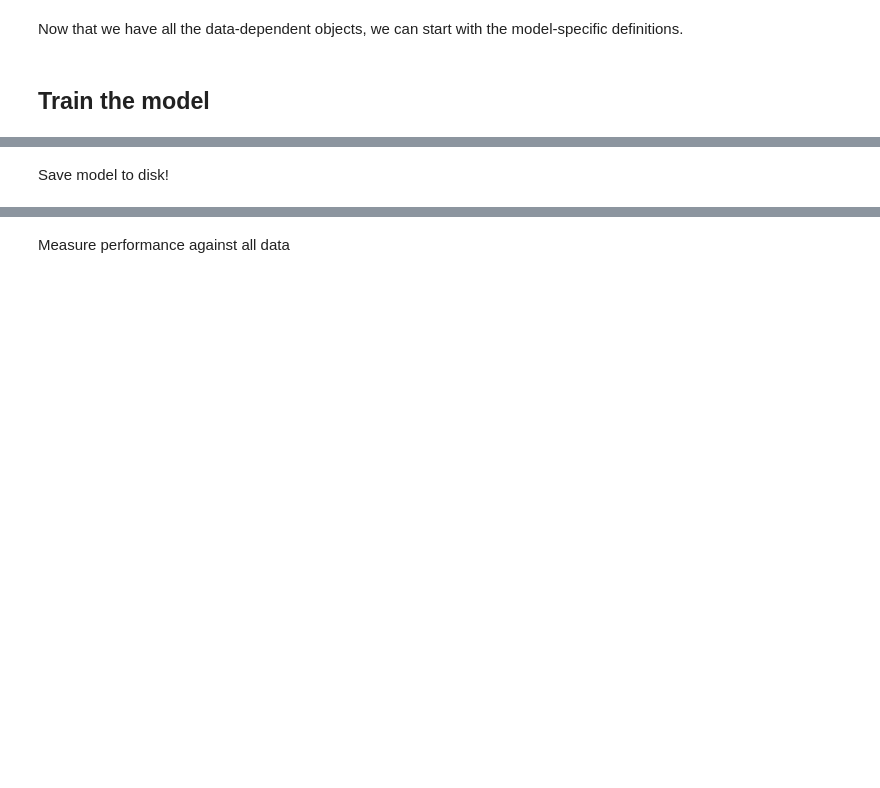
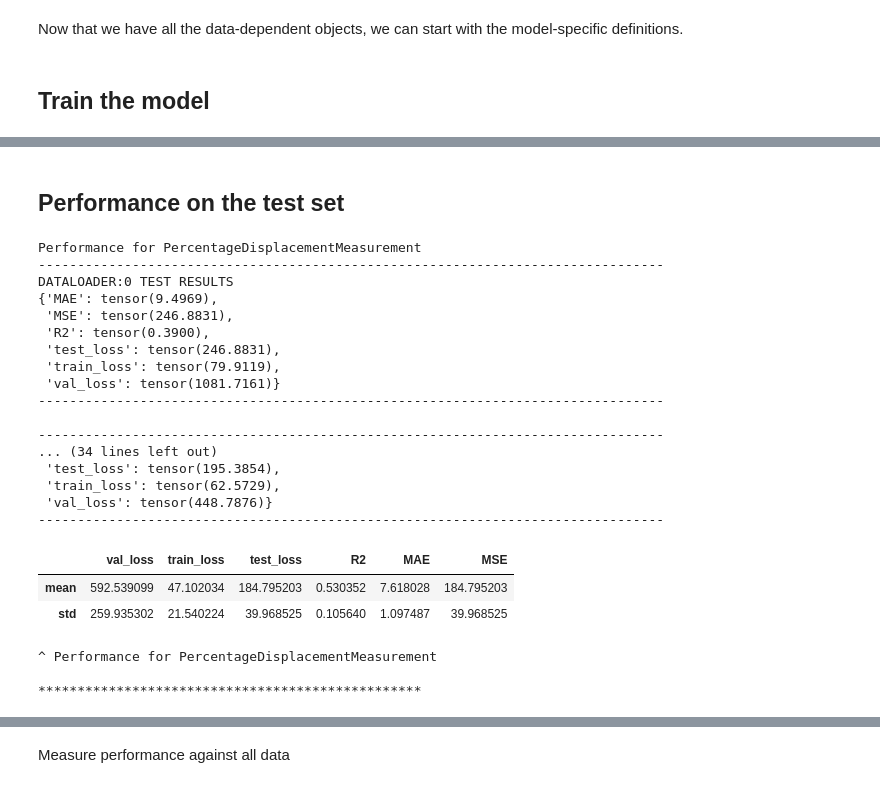
Before and after one commit to openkinome/experiments-binding-affinity, a Jupyter notebook: ligand-based/MorganFingerprint/LNN/train+test.ipynb, the cells around one changed output, grey strips where cells are left out. Cells and saved outputs as stored; diff of their text form; code cells hidden in the pictures; blank space fills up the shorter version.

Commit message:
Parameterized training notebooks

```diff
--- a/ligand-based/MorganFingerprint/LNN/ChEMBL.ipynb
+++ b/ligand-based/MorganFingerprint/LNN/train+test.ipynb
@@ -47,6 +64,6 @@ for npz in HERE.glob("../_output/ChEMBL__*.npz"):
     #     "val": list(range(int(b * len(ds)), len(ds))),
     # }
 # %%
-obs_models = {k: getattr(measurement_types, k).observation_model(backend="pytorch") for k in ["pKiMeasurement", "pIC50Measurement", "pKdMeasurement"]}
+obs_models = {k: getattr(measurement_types, k).observation_model(backend="pytorch") for k in MEASUREMENT_TYPES}
 obs_models
 # %% [output]
@@ -68,7 +78,10 @@ from kinoml.ml.lightning_modules import ObservationModelModule
 from pytorch_lightning import callbacks as plcb
 # %%
-input_size = datasets[one_kinase]["pKiMeasurement"].input_size()
-model = NeuralNetworkRegression(input_size=input_size, hidden_size=350)
+datamodule = MultiDataModule(
+    datasets=[datasets[ONE_KINASE][mtype] for mtype in MEASUREMENT_TYPES],
+    observation_models=[obs_models[mtype] for mtype in MEASUREMENT_TYPES],
+    batch_size=128, num_workers=4,
+)
 
 # Configure callbacks
 early_stopping = plcb.EarlyStopping(
@@ -86,26 +99,28 @@ checkpoints = plcb.ModelCheckpoint(
 )
 
 # Configure trainer
-trainer = pl.Trainer(
+trainer = CrossValidateTrainer(
+    nfolds=5,
     max_epochs=100,
     callbacks=[early_stopping],
     checkpoint_callback=checkpoints,
-    logger=pl.loggers.TensorBoardLogger(OUT / "tensorboard_logs", name=""),
+    logger=pl.loggers.TensorBoardLogger(OUT / "tensorboard_logs", name="")
 )
+
+# Set up the network
+input_size = datasets[ONE_KINASE][MEASUREMENT_TYPES[0]].input_size()
+nn_model = NeuralNetworkRegression(input_size=input_size, hidden_size=350)
 
 # Configure Lightning adapter module
 module = ObservationModelModule(
-    nn_model=model,
-    optimizer=torch.optim.Adam(model.parameters(), lr=0.005),
-    loss_function=torch.nn.MSELoss()
+    nn_model=nn_model,
+    optimizer=torch.optim.Adam(nn_model.parameters(), lr=LEARNING_RATE),
+    loss_function=torch.nn.MSELoss(),
 )
 
-# Run loop
-for mtype, dm in sorted(datamodules.items(), key=lambda kv: len(kv[1].dataset), reverse=True):
-    module.observation_model = dm.observation_model
-    module.measurement_type_class = getattr(measurement_types, mtype, None)
-    trainer.fit(model=module, datamodule=dm)
-    trainer.test(ckpt_path=checkpoints.best_model_path)
+# Run loop: first over datamodules (measurement types), then over kfolds
+# TODO: Assess strategy? We start with smallest datasets first!
+trainer.fit(model=module, datamodule=datamodule)
 # %% [output]
 GPU available: False, used: False
 TPU available: False, using: 0 TPU cores
@@ -165,2 +180,37 @@ DATALOADER:0 TEST RESULTS
-# %% [markdown]
-Save model to disk!
+# %% [markdown]
+## Performance on the test set
+# %%
+import pandas as pd
+# Wait on https://github.com/PyTorchLightning/pytorch-lightning/pull/4480 to use multiple dataloaders
+for index in datamodule.dataset_indices_by_size(reverse=True):
+    print(f"Performance for {datamodule.measurement_types[index]}")
+    datamodule.active_dataset_index = index
+    display(pd.DataFrame.from_dict(trainer.test(datamodule=datamodule, dataset_index=index)))
+    print(f"^ Performance for {datamodule.measurement_types[index]}")
+    print()
+    print("*************************************************")
+    print()
+# %% [output]
+Performance for PercentageDisplacementMeasurement
+--------------------------------------------------------------------------------
+DATALOADER:0 TEST RESULTS
+{'MAE': tensor(9.4969),
+ 'MSE': tensor(246.8831),
+ 'R2': tensor(0.3900),
+ 'test_loss': tensor(246.8831),
+ 'train_loss': tensor(79.9119),
+ 'val_loss': tensor(1081.7161)}
+--------------------------------------------------------------------------------
+
+--------------------------------------------------------------------------------
+... (34 lines left out)
+ 'test_loss': tensor(195.3854),
+ 'train_loss': tensor(62.5729),
+ 'val_loss': tensor(448.7876)}
+--------------------------------------------------------------------------------
+|  | val_loss | train_loss | test_loss | R2 | MAE | MSE |
+| mean | 592.539099 | 47.102034 | 184.795203 | 0.530352 | 7.618028 | 184.795203 |
+| std | 259.935302 | 21.540224 | 39.968525 | 0.105640 | 1.097487 | 39.968525 |
+^ Performance for PercentageDisplacementMeasurement
+
+*************************************************
```
Also changed, not shown: parts of 21 cells of this notebook, 1 other file.
